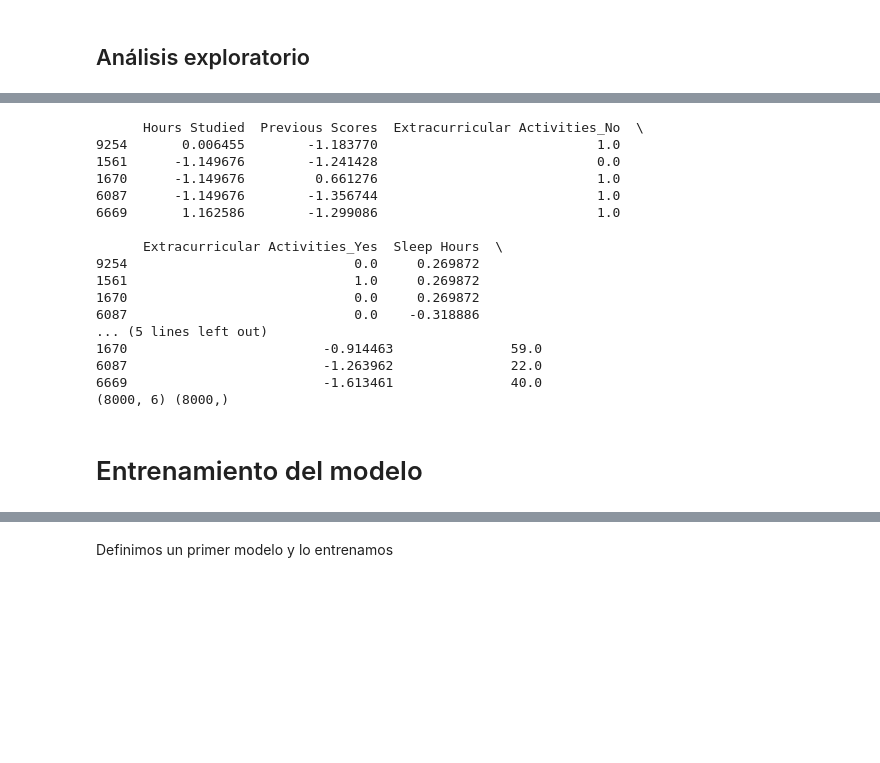
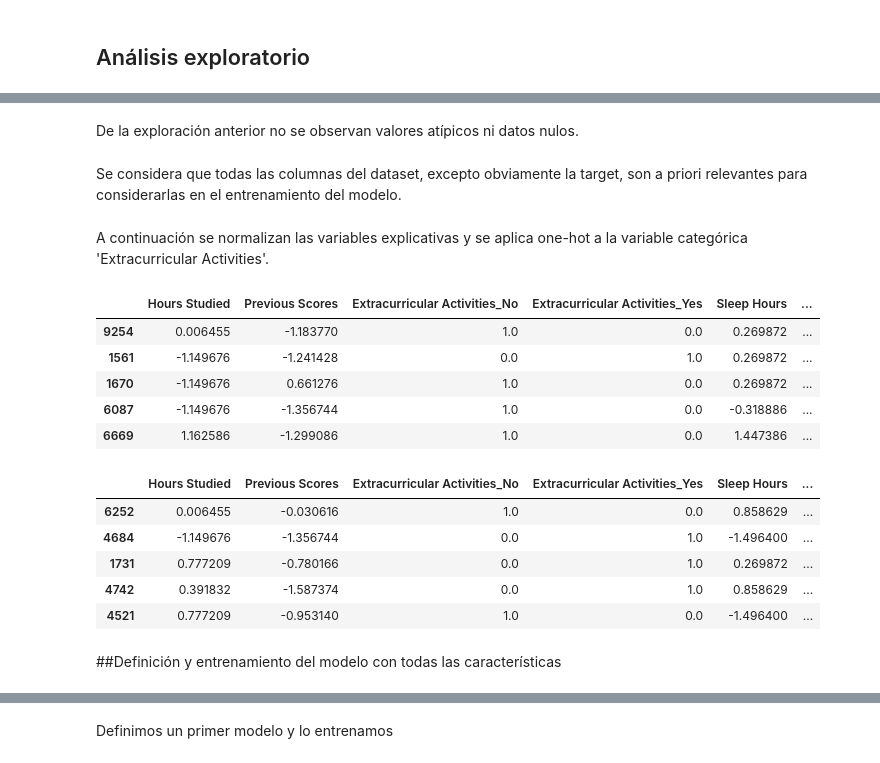
Before and after one commit to LaraV15/TP1-AA2-GarciaValeri, a Jupyter notebook: TP1_AAII_2C_2024_EJ1.ipynb, the cells around one changed output, grey strips where cells are left out. Saved outputs shown, nothing was run; the diff lists cells and outputs as text; code cells hidden in the pictures; blank space fills up the shorter version.

```diff
--- a/TP1_AAII_2C_2024_EJ1.ipynb
+++ b/TP1_AAII_2C_2024_EJ1.ipynb
@@ -130,75 +294,86 @@ Máximo:  100.0
+# %% [markdown]
+De la exploración anterior no se observan valores atípicos ni datos nulos.
+# %% [markdown]
+Se considera que todas las columnas del dataset, excepto obviamente la target, son a priori relevantes para considerarlas en el entrenamiento del modelo.
+# %% [markdown]
+A continuación se normalizan las variables explicativas y se aplica one-hot a la variable categórica 'Extracurricular Activities'.
 # %%
 # Defino un diccionario para definir el tipo de dato de cada columna
-
 column_types = {
     "Hours Studied": "numeric",
     "Previous Scores": "numeric",
     "Extracurricular Activities": "categoric",
     "Sleep Hours": "numeric",
-    "Sample Question Papers Practiced": "numeric",
+    "Sample Question Papers Practiced": "numeric"
 }
 
 # Diccionario para almacenar media y desvío estándar de las columnas numéricas.
-# Me va a servir para realizar predicciones en el futuro.
+# Útil para realizar predicciones en el futuro.
 numeric_stats = {}
 
 # Diccionario para almacenar los valores únicos de las columnas categóricas.
-# Me va a servir para realizar predicciones en el futuro.
+# Útil para realizar predicciones en el futuro.
 categoric_values = {}
 
 preprocessed_train_df = pd.DataFrame()
 preprocessed_test_df = pd.DataFrame()
 
 # Preprocesamiento del set de entrenamiento
 for col in column_types.keys():
     if column_types[col] == "categoric":
         num_classes = train_df[col].nunique()
         # Obtengo el one-hot encoding de la columna
         one_hot = pd.get_dummies(train_df[col], prefix=col, dtype=np.float32)
         # Agrego las columnas al dataset preprocesado
         preprocessed_train_df = pd.concat([preprocessed_train_df, one_hot], axis=1)
         # Almaceno los valores únicos
         categoric_values[col] = train_df[col].unique()
     else:
         # Normalizo la columna
         preprocessed_train_df[col] = (train_df[col] - train_df[col].mean()) / train_df[col].std()
         # Almaceno media y desvío estándar
         numeric_stats[col] = {
             "mean": train_df[col].mean(),
             "std": train_df[col].std()
         }
 
 # Agrergo la columna "Performance Index" al dataset preprocesado
 preprocessed_train_df["Performance Index"] = train_df["Performance Index"]
 
 # Muestro las primeras filas del dataset preprocesado
-print(preprocessed_train_df.head())
-
-# Drop nan values
-preprocessed_train_df = preprocessed_train_df.dropna()
-
-# Defino los vectores X_train, y_train, X_test e y_test
-X_train = preprocessed_train_df.drop("Performance Index", axis=1).values.astype(np.float32)
-y_train = preprocessed_train_df["Performance Index"].values.astype(np.float32)
-
-print(X_train.shape, y_train.shape)
+preprocessed_train_df.head()
 # %% [output]
-      Hours Studied  Previous Scores  Extracurricular Activities_No  \
-9254       0.006455        -1.183770                            1.0
-1561      -1.149676        -1.241428                            0.0
-1670      -1.149676         0.661276                            1.0
-6087      -1.149676        -1.356744                            1.0
-6669       1.162586        -1.299086                            1.0
-
-      Extracurricular Activities_Yes  Sleep Hours  \
-9254                             0.0     0.269872
-1561                             1.0     0.269872
-1670                             0.0     0.269872
-6087                             0.0    -0.318886
-... (5 lines left out)
-1670                         -0.914463               59.0
-6087                         -1.263962               22.0
-6669                         -1.613461               40.0
-(8000, 6) (8000,)
+|  | Hours Studied | Previous Scores | Extracurricular Activities_No | Extracurricular Activities_Yes | Sleep Hours | ... |
+| 9254 | 0.006455 | -1.183770 | 1.0 | 0.0 | 0.269872 | ... |
+| 1561 | -1.149676 | -1.241428 | 0.0 | 1.0 | 0.269872 | ... |
+| 1670 | -1.149676 | 0.661276 | 1.0 | 0.0 | 0.269872 | ... |
+| 6087 | -1.149676 | -1.356744 | 1.0 | 0.0 | -0.318886 | ... |
+| 6669 | 1.162586 | -1.299086 | 1.0 | 0.0 | 1.447386 | ... |
-# %% [markdown]
-# Entrenamiento del modelo
+# %%
+# Preprocesamiento del set de test
+for col in column_types.keys():
+    if column_types[col] == "categoric":
+        # Aplico el one-hot encoding usando las categorías del set de entrenamiento
+        one_hot = pd.get_dummies(test_df[col], prefix=col, dtype=np.float32)
+        preprocessed_test_df = pd.concat([preprocessed_test_df, one_hot], axis=1)
+
+    else:
+        # Normalizo usando la media y desvío estándar del set de entrenamiento
+        mean = numeric_stats[col]["mean"]
+        std = numeric_stats[col]["std"]
+        preprocessed_test_df[col] = (test_df[col] - mean) / std
+
+# Agregar la columna objetivo al set de test preprocesado
+preprocessed_test_df["Performance Index"] = test_df["Performance Index"]
+
+# Muestro las primeras filas del set de test preprocesado
+preprocessed_test_df.head()
+# %% [output]
+|  | Hours Studied | Previous Scores | Extracurricular Activities_No | Extracurricular Activities_Yes | Sleep Hours | ... |
+| 6252 | 0.006455 | -0.030616 | 1.0 | 0.0 | 0.858629 | ... |
+| 4684 | -1.149676 | -1.356744 | 0.0 | 1.0 | -1.496400 | ... |
+| 1731 | 0.777209 | -0.780166 | 0.0 | 1.0 | 0.269872 | ... |
+| 4742 | 0.391832 | -1.587374 | 0.0 | 1.0 | 0.858629 | ... |
+| 4521 | 0.777209 | -0.953140 | 1.0 | 0.0 | -1.496400 | ... |
+# %% [markdown]
+##Definición y entrenamiento del modelo con todas las características
```
Also changed, not shown: parts of 42 cells of this notebook, 1 other file.
